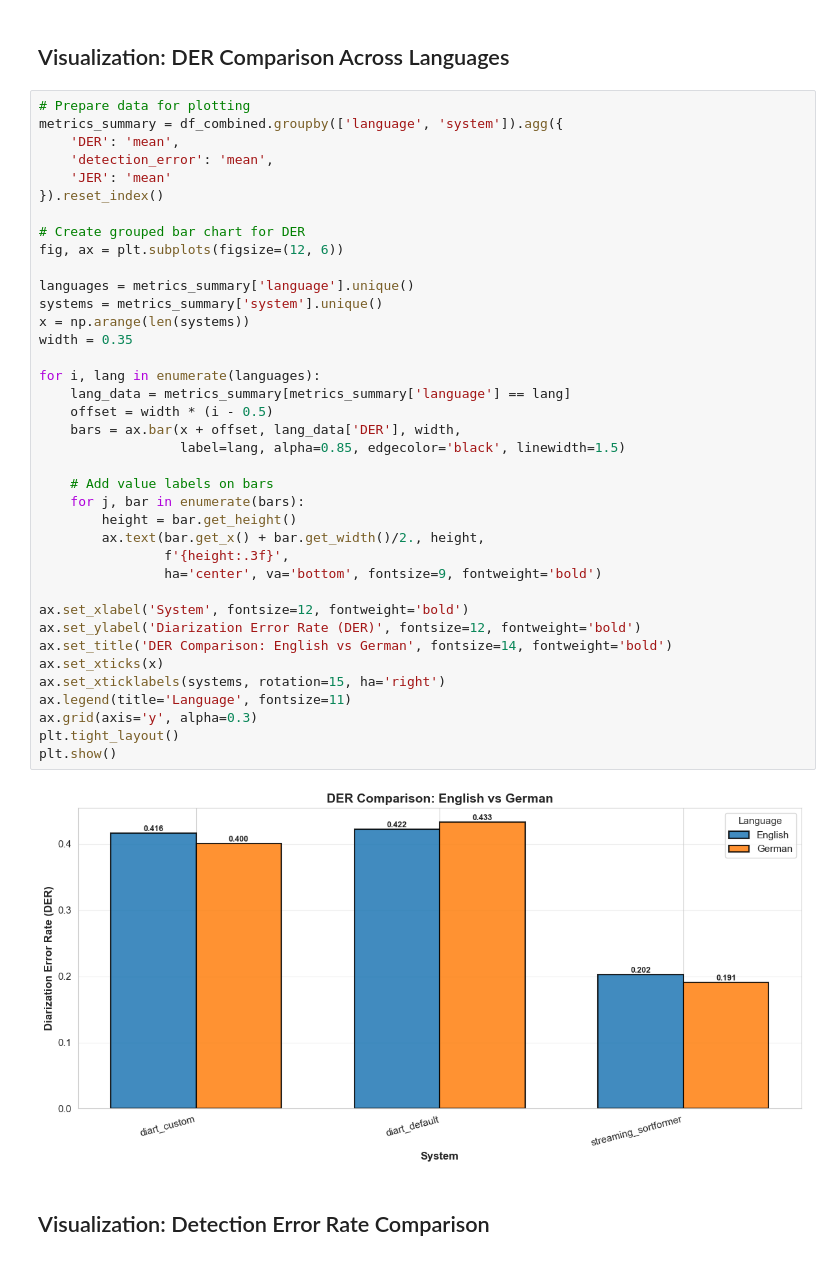
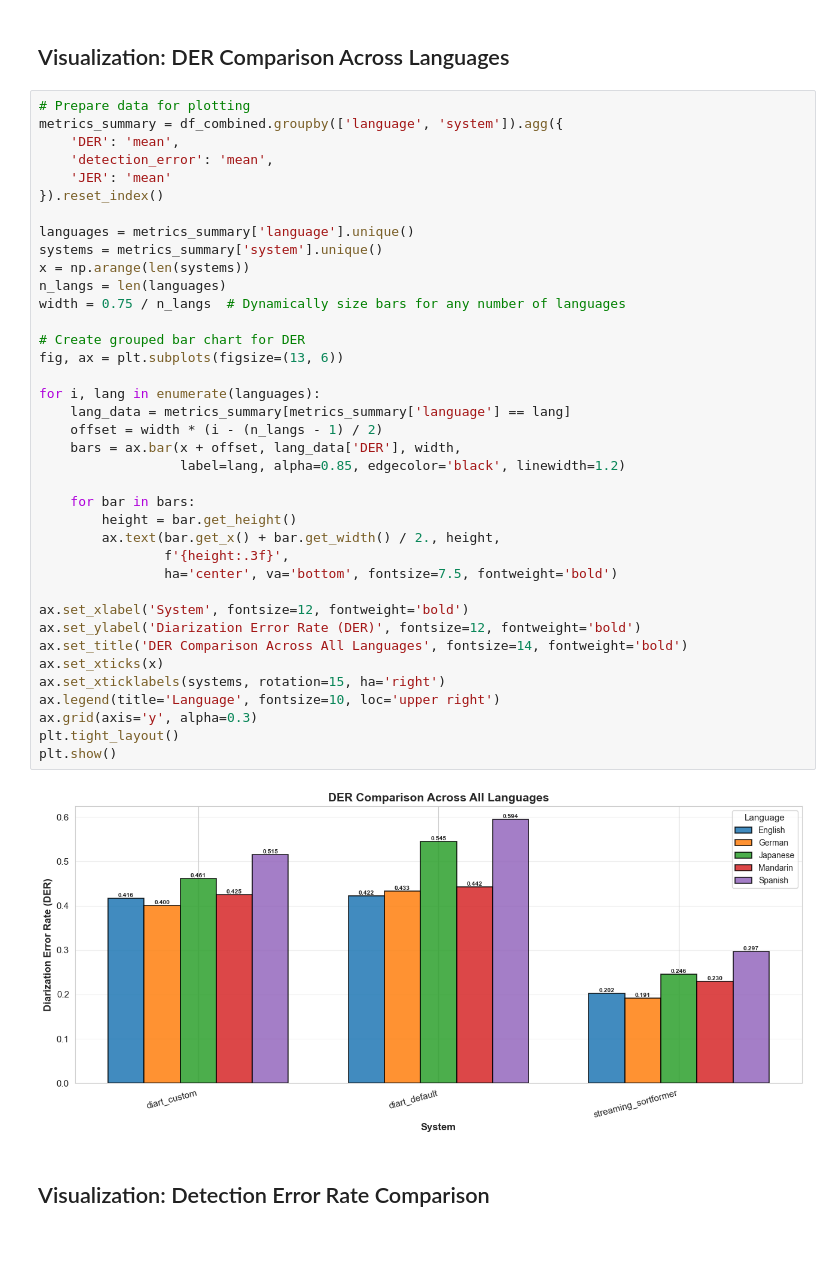
Before and after one commit to manuelbeluck/streaming-diarization-eval, a Jupyter notebook: analysis/cross_language_comparison.ipynb, the cells around one changed output. Saved outputs shown, nothing was run; the diff lists cells and outputs as text.

```diff
--- a/analysis/cross_language_comparison.ipynb
+++ b/analysis/cross_language_comparison.ipynb
@@ -118,43 +151,43 @@ Mean Performance by Language and System:
 # %%
 # Prepare data for plotting
 metrics_summary = df_combined.groupby(['language', 'system']).agg({
     'DER': 'mean',
     'detection_error': 'mean',
     'JER': 'mean'
 }).reset_index()
 
-# Create grouped bar chart for DER
-fig, ax = plt.subplots(figsize=(12, 6))
-
 languages = metrics_summary['language'].unique()
 systems = metrics_summary['system'].unique()
 x = np.arange(len(systems))
-width = 0.35
+n_langs = len(languages)
+width = 0.75 / n_langs  # Dynamically size bars for any number of languages
+
+# Create grouped bar chart for DER
+fig, ax = plt.subplots(figsize=(13, 6))
 
 for i, lang in enumerate(languages):
     lang_data = metrics_summary[metrics_summary['language'] == lang]
-    offset = width * (i - 0.5)
+    offset = width * (i - (n_langs - 1) / 2)
     bars = ax.bar(x + offset, lang_data['DER'], width,
-                  label=lang, alpha=0.85, edgecolor='black', linewidth=1.5)
+                  label=lang, alpha=0.85, edgecolor='black', linewidth=1.2)
 
-    # Add value labels on bars
-    for j, bar in enumerate(bars):
+    for bar in bars:
         height = bar.get_height()
-        ax.text(bar.get_x() + bar.get_width()/2., height,
+        ax.text(bar.get_x() + bar.get_width() / 2., height,
                 f'{height:.3f}',
-                ha='center', va='bottom', fontsize=9, fontweight='bold')
+                ha='center', va='bottom', fontsize=7.5, fontweight='bold')
 
 ax.set_xlabel('System', fontsize=12, fontweight='bold')
 ax.set_ylabel('Diarization Error Rate (DER)', fontsize=12, fontweight='bold')
-ax.set_title('DER Comparison: English vs German', fontsize=14, fontweight='bold')
+ax.set_title('DER Comparison Across All Languages', fontsize=14, fontweight='bold')
 ax.set_xticks(x)
 ax.set_xticklabels(systems, rotation=15, ha='right')
-ax.legend(title='Language', fontsize=11)
+ax.legend(title='Language', fontsize=10, loc='upper right')
 ax.grid(axis='y', alpha=0.3)
 plt.tight_layout()
 plt.show()
 # %% [output]
-[figure, old version]
+[figure, new version]
 # %% [markdown]
 ## Visualization: Detection Error Rate Comparison
 # %%
```
Also changed, not shown: parts of 17 cells of this notebook, 14 other files.
